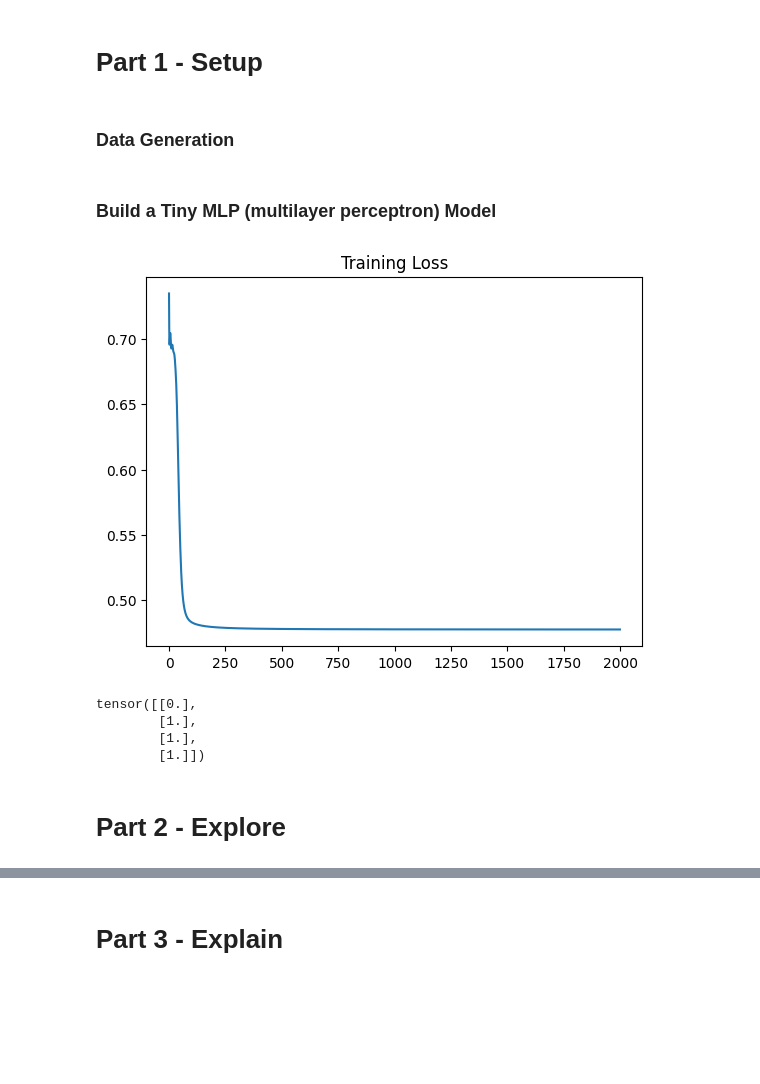
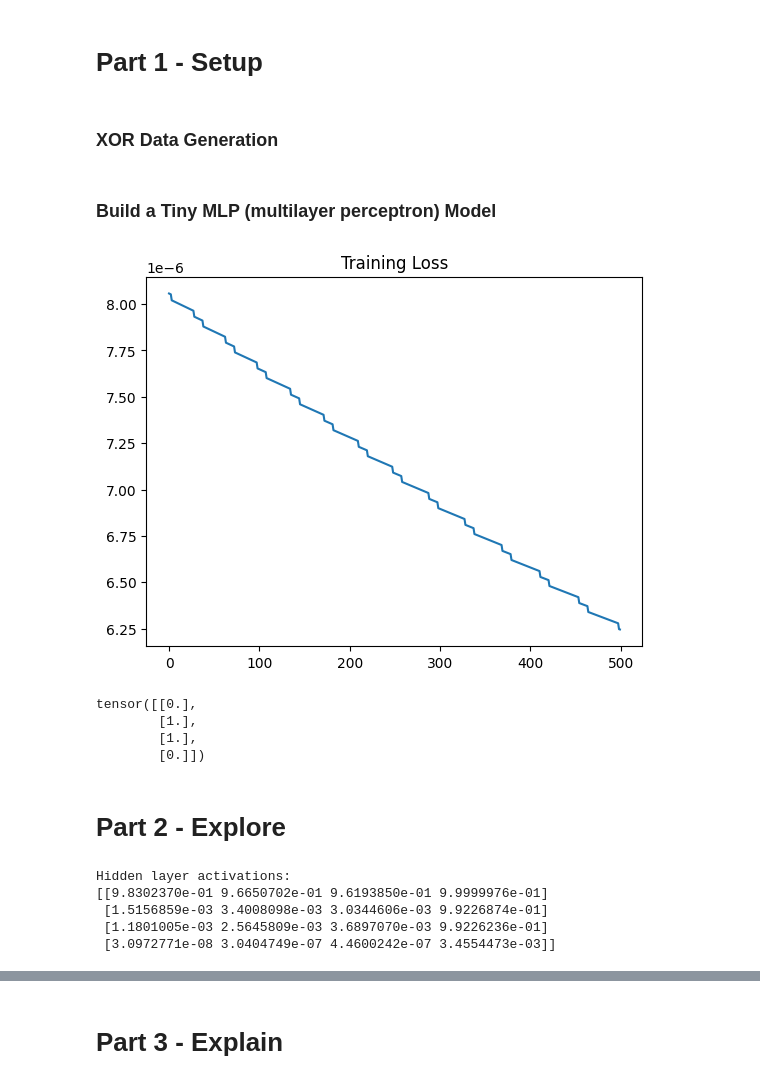
Before and after one commit to Mkhan13/XAI, a Jupyter notebook: mechanistic_interpretability.ipynb, the cells around one changed output, grey strips where cells are left out. Saved outputs shown, nothing was run; the diff lists cells and outputs as text; code cells hidden in the pictures; blank space fills up the shorter version.

```diff
--- a/mechanistic_interpretability.ipynb
+++ b/mechanistic_interpretability.ipynb
@@ -14,7 +14,7 @@ import numpy as np
 # %% [markdown]
 # **Part 1 - Setup**
 # %% [markdown]
-### Data Generation
+### XOR Data Generation
 # %%
 X = torch.tensor([[0,0],[0,1],[1,0],[1,1]], dtype=torch.float32)
 y = torch.tensor([[0],[1],[1],[0]], dtype=torch.float32)
@@ -24,43 +24,54 @@ y = torch.tensor([[0],[1],[1],[0]], dtype=torch.float32)
 class TinyXOR(nn.Module):
     def __init__(self):
         super().__init__()
-        self.hidden = nn.Linear(2, 2)
-        self.out = nn.Linear(2, 1)
+        self.hidden = nn.Linear(2, 4)
+        self.out = nn.Linear(4, 1)
         self.act = nn.Sigmoid()
 
     def forward(self, x):
-        h = torch.sigmoid(self.hidden(x))
-        yhat = torch.sigmoid(self.out(h))
-        return yhat, h
+        hidden = torch.sigmoid(self.hidden(x))
+        pred = torch.sigmoid(self.out(hidden))
+        return pred, hidden
 
 model = TinyXOR()
 criterion = nn.BCELoss()
-optimizer = optim.Adam(model.parameters(), lr=0.1)
+optimizer = optim.Adam(model.parameters(), lr=0.05)
 # %%
 # Train
 losses = []
-for epoch in range(2000):
+for epoch in range(500):
     optimizer.zero_grad()
-    yhat, _ = model(X)
-    loss = criterion(yhat, y)
+    pred, hidden = model(X)
+    loss = criterion(pred, y)
     loss.backward()
     optimizer.step()
     losses.append(loss.item())
 
 plt.plot(losses)
 plt.title("Training Loss")
 plt.show()
 # %% [output]
-[figure, old version]
+[figure, new version]
 # %%
 # Test predictions
 with torch.no_grad():
-    pred, hidden = model(X)
+    pred, hidden = model(X) # Get predictions and hidden activations
 print(torch.round(pred))
 # %% [output]
 tensor([[0.],
         [1.],
         [1.],
-        [1.]])
+        [0.]])
 # %% [markdown]
 # **Part 2 - Explore**
+# %%
+# Get hidden layer activations
+hidden = hidden.numpy() # Convert tensor to numpy
+print("Hidden layer activations:")
+print(hidden)
+# %% [output]
+Hidden layer activations:
+[[9.8302370e-01 9.6650702e-01 9.6193850e-01 9.9999976e-01]
+ [1.5156859e-03 3.4008098e-03 3.0344606e-03 9.9226874e-01]
+ [1.1801005e-03 2.5645809e-03 3.6897070e-03 9.9226236e-01]
+ [3.0972771e-08 3.0404749e-07 4.4600242e-07 3.4554473e-03]]
```
Also changed, not shown: parts of 2 cells of this notebook.
